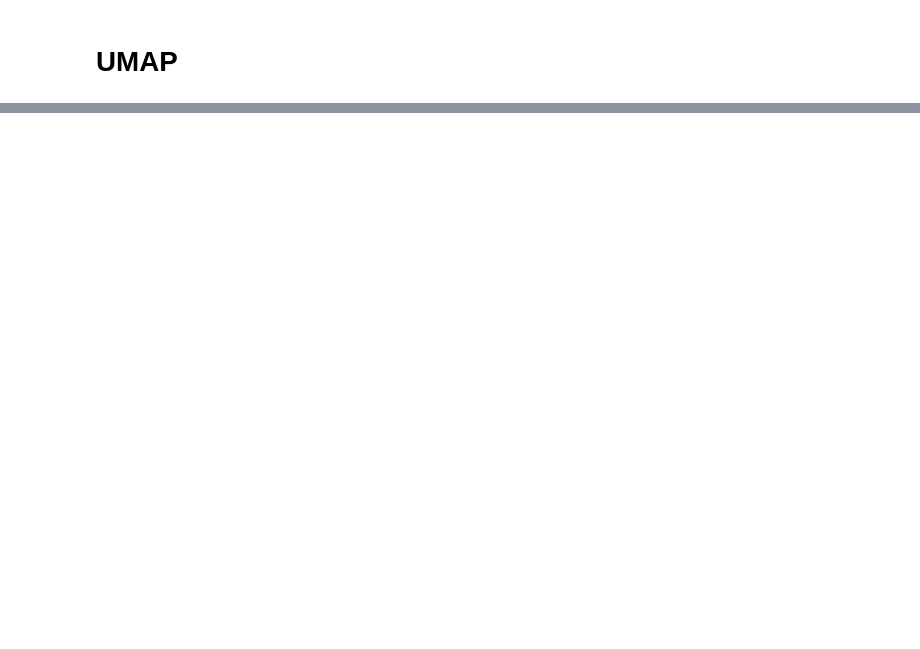
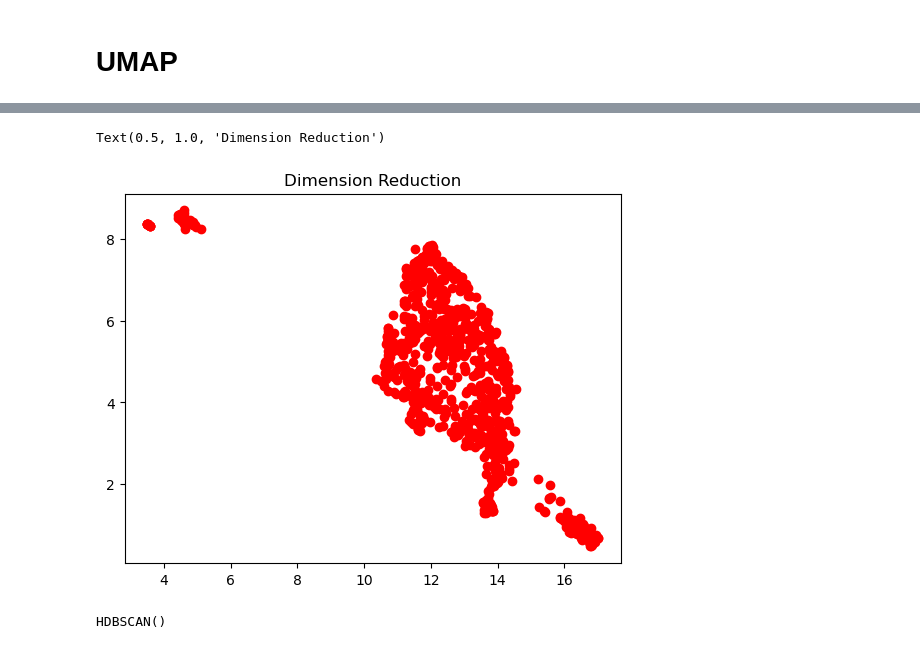
Before and after one commit to YeshuaGonzalez/T_proyect, a Jupyter notebook: ChargeSpikes.ipynb, the cells around one changed output, grey strips where cells are left out. Drawn from its saved outputs; the diff is of its cells as text; code cells hidden in the pictures; blank space fills up the shorter version.

```diff
--- a/ChargeSpikes.ipynb
+++ b/ChargeSpikes.ipynb
@@ -70,7 +80,7 @@ plt.show()'''
 '''Electrodos con mas de 100 spikes'''
 keys_ts = []
 for i in range(0, len(keys)):
-    if "SegmentData_ts" in keys[i] and (Segments[keys[i]].shape[1] >= 100):
+    if "SegmentData_ts" in keys[i] and (Segments[keys[i]].shape[1] >= min_num_spikes):
         keys_ts.append(keys[i])
         print("{} : {} --> {}".format(i, keys[i], Segments[keys[i]].shape[1]))
 print("Número de segmentos detectados: {}".format(len(keys_ts)))
@@ -188,4 +205,0 @@ plt.plot(spike_embedding[0][0],spike_embedding[0][1] , marker="o")
-# %%
-for i in range(0, len(spike_embedding)):
-    plt.plot(spike_embedding[i][0],spike_embedding[i][1] , marker="o", color = "blue")
-plt.show()
@@ -193,0 +206,8 @@ plt.show()
+# %%
+#Creación de archivos
+    #Algoritmo de agrupamiento HDBSCAN ¿que necesita?
+
+
+reduced_spikes = spike_reducer(experiment_pckl['SegmentData_104'][0], v_neighbors = 35, random_state = 18)
+spike_embedding = reduced_spikes.embedding_
+spike_embedding
@@ -193,0 +222,12 @@ plt.show()
+# %%
+for i in range(0, len(spike_embedding)):
+    plt.plot(spike_embedding[i][0],spike_embedding[i][1] , marker="o", color = "red")
+plt.title('Dimension Reduction')
+# %% [output]
+Text(0.5, 1.0, 'Dimension Reduction')
+[figure, added]
+# %%
+clusterer = hdbscan.HDBSCAN()
+clusterer.fit(spike_embedding)
+# %% [output]
+HDBSCAN()
```
Also changed, not shown: parts of 26 cells of this notebook, 4 other files.
